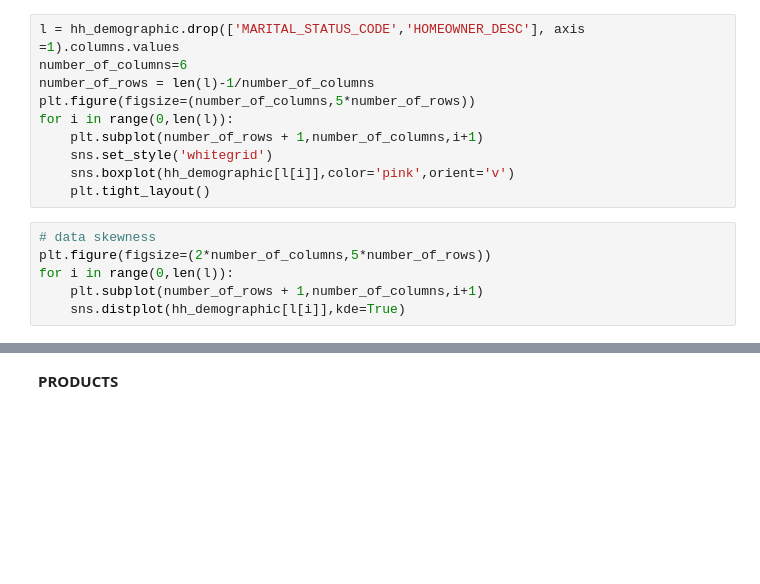
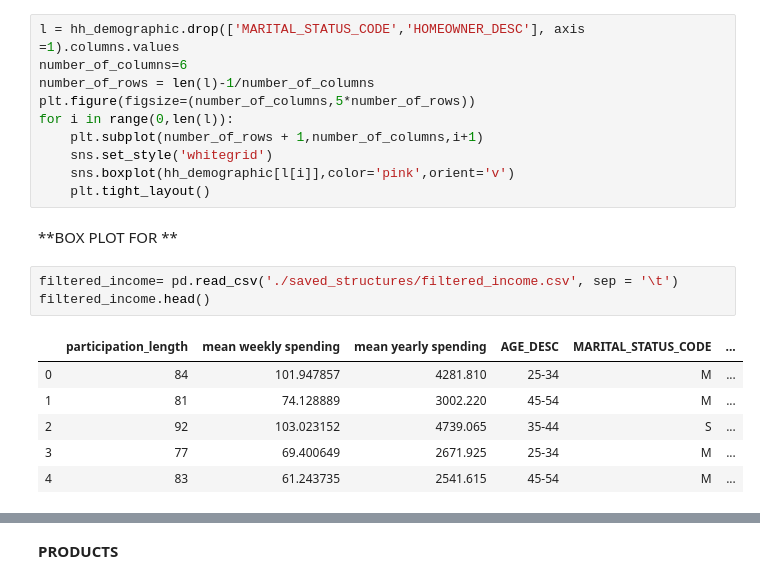
Before and after one commit to marvande/epfl-ada-2019-data-analysis, a Jupyter notebook: code/Demographic_productcorrelation.ipynb, the cells around one changed output, grey strips where cells are left out. Cells and saved outputs as stored; diff of their text form; blank space fills up the shorter version.

```diff
--- a/code/Demographic_productcorrelation.ipynb
+++ b/code/Demographic_productcorrelation.ipynb
@@ -98,9 +119,15 @@ for i in range(0,len(l)):
     sns.set_style('whitegrid')
     sns.boxplot(hh_demographic[l[i]],color='pink',orient='v')
     plt.tight_layout()
-# %%
-# data skewness
-plt.figure(figsize=(2*number_of_columns,5*number_of_rows))
-for i in range(0,len(l)):
-    plt.subplot(number_of_rows + 1,number_of_columns,i+1)
-    sns.distplot(hh_demographic[l[i]],kde=True)
+# %% [markdown]
+**BOX PLOT FOR **
+# %%
+filtered_income= pd.read_csv('./saved_structures/filtered_income.csv', sep = '\t')
+filtered_income.head()
+# %% [output]
+|  | participation_length | mean weekly spending | mean yearly spending | AGE_DESC | MARITAL_STATUS_CODE | ... |
+| 0 | 84 | 101.947857 | 4281.810 | 25-34 | M | ... |
+| 1 | 81 | 74.128889 | 3002.220 | 45-54 | M | ... |
+| 2 | 92 | 103.023152 | 4739.065 | 35-44 | S | ... |
+| 3 | 77 | 69.400649 | 2671.925 | 25-34 | M | ... |
+| 4 | 83 | 61.243735 | 2541.615 | 45-54 | M | ... |
```
Also changed, not shown: parts of 8 cells of this notebook.
